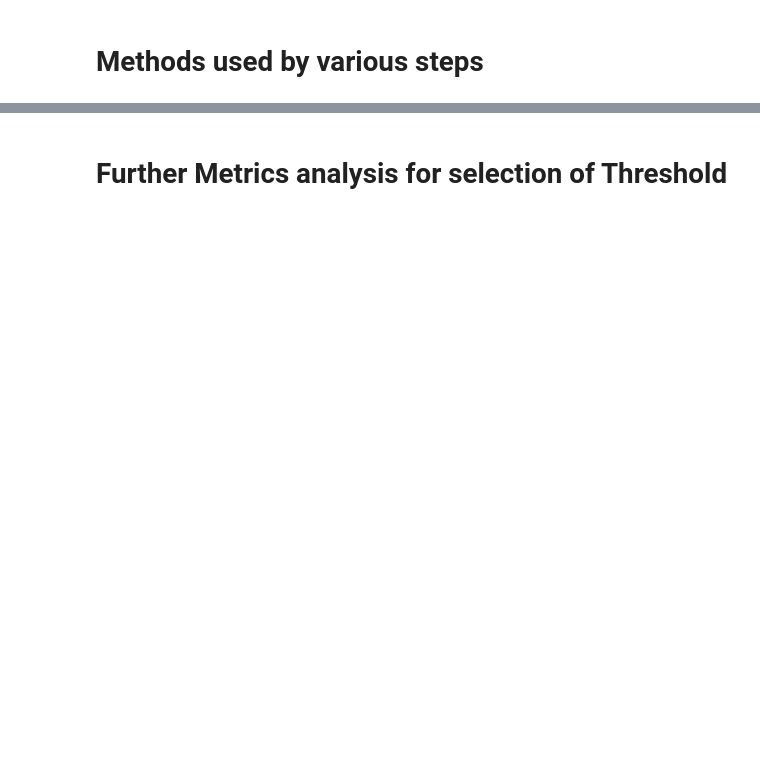
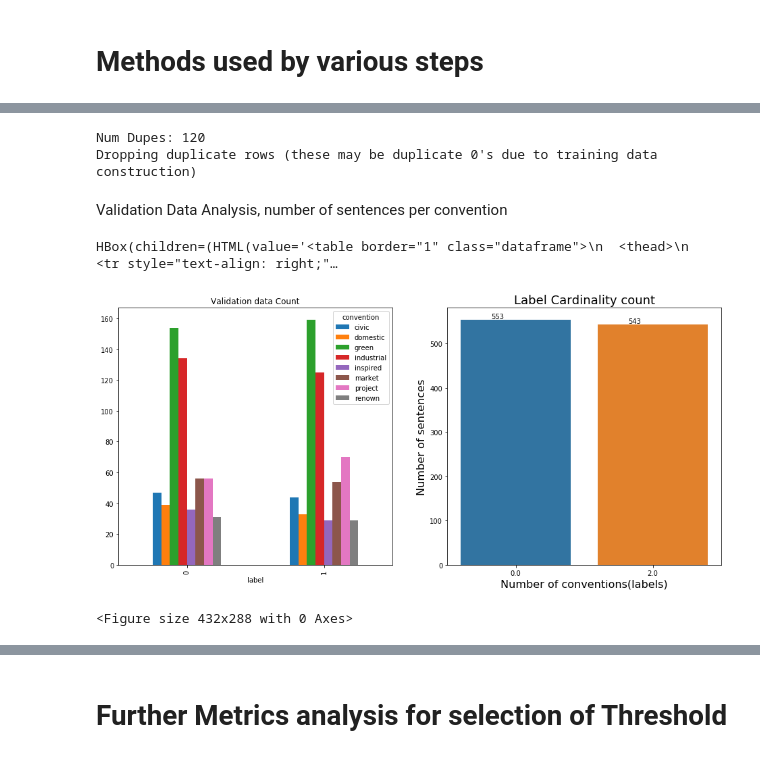
Before and after one commit to aideenf/AIVC, a Jupyter notebook: cp_wssc/Paper experiments.ipynb, the cells around one changed output, grey strips where cells are left out. Cells and saved outputs as stored; diff of their text form; code cells hidden in the pictures; blank space fills up the shorter version.

```diff
--- a/cp_wssc/Paper experiments.ipynb
+++ b/cp_wssc/Paper experiments.ipynb
@@ -701,21 +777,0 @@ def get_validation_data(thresholds, _DLModels, _DLData_val_x_txt_seq, _DLData_va
-# %%
-def display_validation_data(validation_df):
-    display(validation_df.head(5))
-    display(HTML("Validation Data Analysis, number of sentences per convention"))
-    count1 = widgets.HTML(value=pd.DataFrame(validation_df.groupby(['convention','label'])['text'].count()).to_html())
-    display (widgets.HBox([count1]))
-
-
-    counts_cross_tab = pd.crosstab(validation_df['label'],validation_df['convention'])
-
-    fig = plt.figure(figsize=(16,7))
-    axes1 = plt.subplot(1,2,1)
-    counts_cross_tab.plot(ax = axes1, kind='bar', title ="Validation data Count")
-    plt.show()
-    _ = plt.close(fig)
-    _ = plt.clf()
-
-
-    model_helpers.label_cardinality_bar(validation_df.drop("convention", axis=1).drop("label", axis=1).drop("text", axis=1))
-    gc.collect()
-display_validation_data(get_validation_data_for_stats(_DLModels, _DLData_val_x_txt_seq, _DLData_val_x_txt, _DLData_val_y ))
@@ -740,0 +781,22 @@ HBox(children=(HTML(value='<table border="1" class="dataframe">\n  <thead>\n
+# %%
+#Containing all the 1 and 0 samples,however this may not be appropriate for validation as it shows the data as very balanced
+#when in reality this is not the case, although a balanced dataset was used for purpose of training.
+#This data may also be misleading if we are to put it through all models as something marked as 0 for green may in fact be
+#1 for industrial(or other convention) therefor may be registered as false negative incorrectly by industrial model if
+#we were to leave it in place.
+validation_data_from_models, _ =  process_validation_data(None,
+                                                       _DLModels,
+                                                       _DLData_val_x_txt_seq,
+                                                       _DLData_val_x_txt,
+                                                       _DLData_val_y,
+                                                       None,
+                                                       predict = False,
+                                                       pos_only = False)
+display_validation_data(validation_data_from_models)
+# %% [output]
+Num Dupes: 120
+Dropping duplicate rows (these may be duplicate 0's due to training data construction)
+Validation Data Analysis, number of sentences per convention
+HBox(children=(HTML(value='<table border="1" class="dataframe">\n  <thead>\n    <tr style="text-align: right;"…
+[figure, added]
+<Figure size 432x288 with 0 Axes>
```
Also changed, not shown: parts of 72 cells of this notebook, 1 other file.
